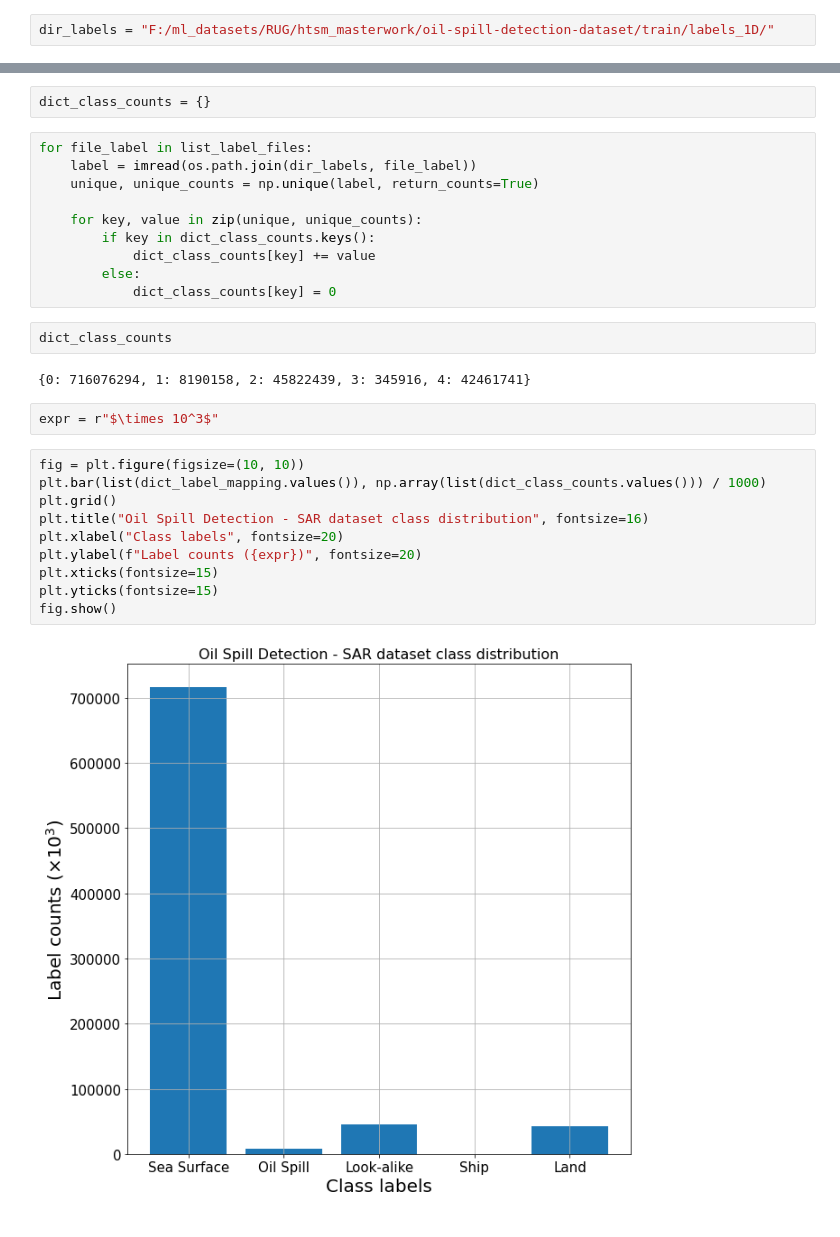
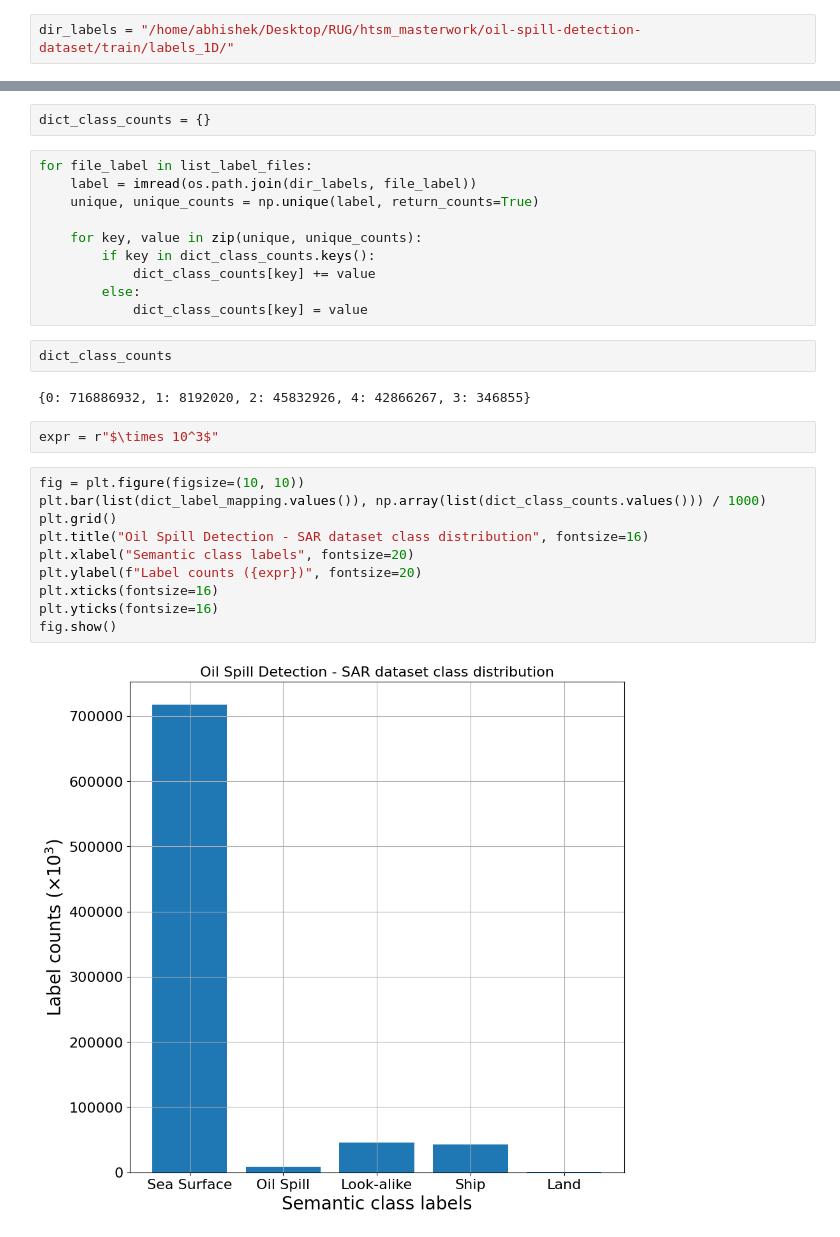
Before and after one commit to AbhishekRS4/HTSM_Oil_Spill_Segmentation, a Jupyter notebook: src/EDA.ipynb, the cells around one changed output, grey strips where cells are left out. Saved outputs shown, nothing was run; the diff lists cells and outputs as text.

Commit message:
updated notebook to generate class distribution plot with a minor bug fix

```diff
--- a/src/EDA.ipynb
+++ b/src/EDA.ipynb
@@ -5,7 +5,7 @@ import matplotlib.pyplot as plt
 
 from skimage.io import imread
 # %%
-dir_labels = "F:/ml_datasets/RUG/htsm_masterwork/oil-spill-detection-dataset/train/labels_1D/"
+dir_labels = "/home/abhishek/Desktop/RUG/htsm_masterwork/oil-spill-detection-dataset/train/labels_1D/"
 # %%
 dir_labels = os.path.normpath(dir_labels)
 print(f"Label files are read from the directory: {dir_labels}")
@@ -39,22 +39,22 @@ for file_label in list_label_files:
         if key in dict_class_counts.keys():
             dict_class_counts[key] += value
         else:
-            dict_class_counts[key] = 0
+            dict_class_counts[key] = value
 # %%
 dict_class_counts
 # %% [output]
-{0: 716076294, 1: 8190158, 2: 45822439, 3: 345916, 4: 42461741}
+{0: 716886932, 1: 8192020, 2: 45832926, 4: 42866267, 3: 346855}
 # %%
 expr = r"$\times 10^3$"
 # %%
 fig = plt.figure(figsize=(10, 10))
 plt.bar(list(dict_label_mapping.values()), np.array(list(dict_class_counts.values())) / 1000)
 plt.grid()
 plt.title("Oil Spill Detection - SAR dataset class distribution", fontsize=16)
-plt.xlabel("Class labels", fontsize=20)
+plt.xlabel("Semantic class labels", fontsize=20)
 plt.ylabel(f"Label counts ({expr})", fontsize=20)
-plt.xticks(fontsize=15)
-plt.yticks(fontsize=15)
+plt.xticks(fontsize=16)
+plt.yticks(fontsize=16)
 fig.show()
 # %% [output]
-[figure, old version]
+[figure, new version]
```
Also changed, not shown: parts of 1 cell of this notebook.
